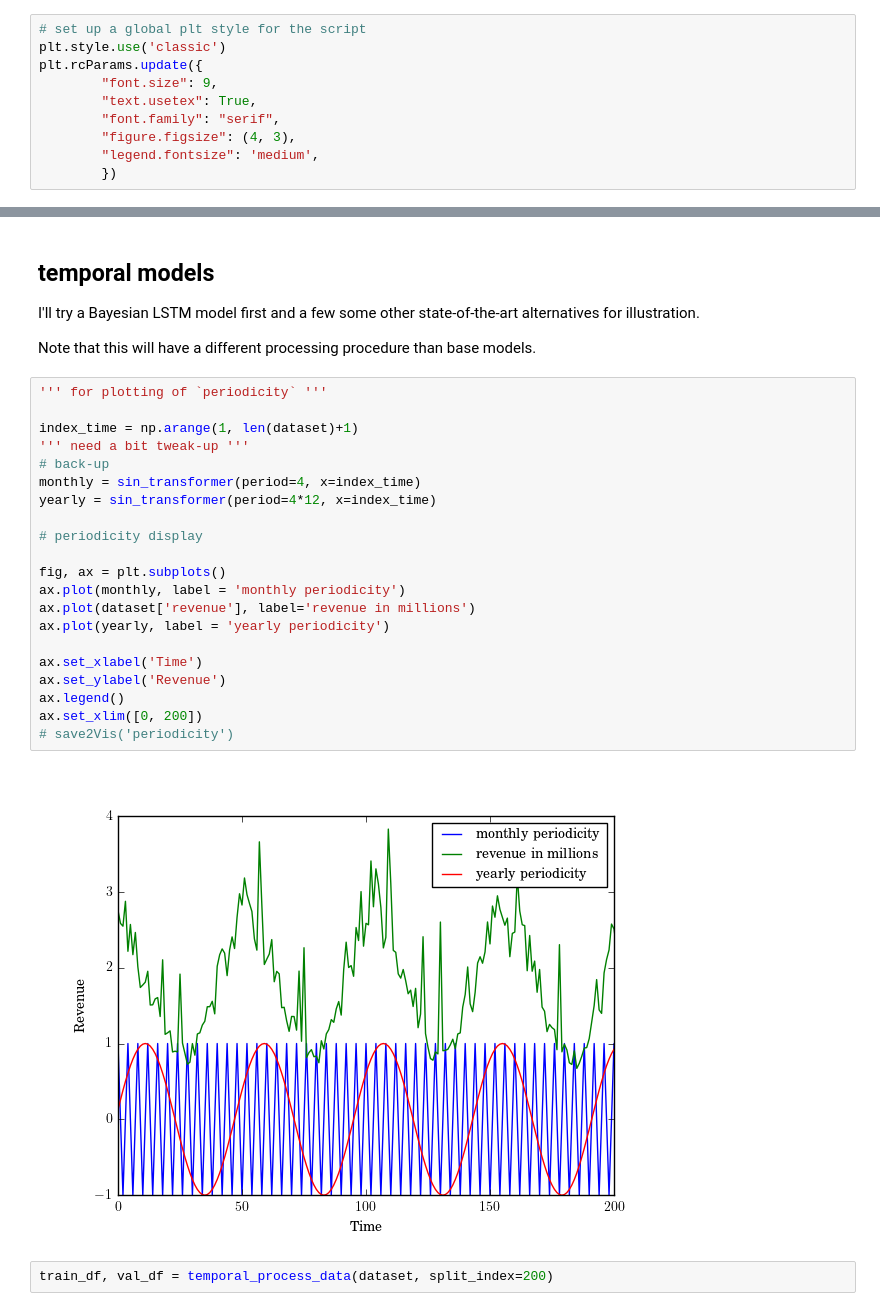
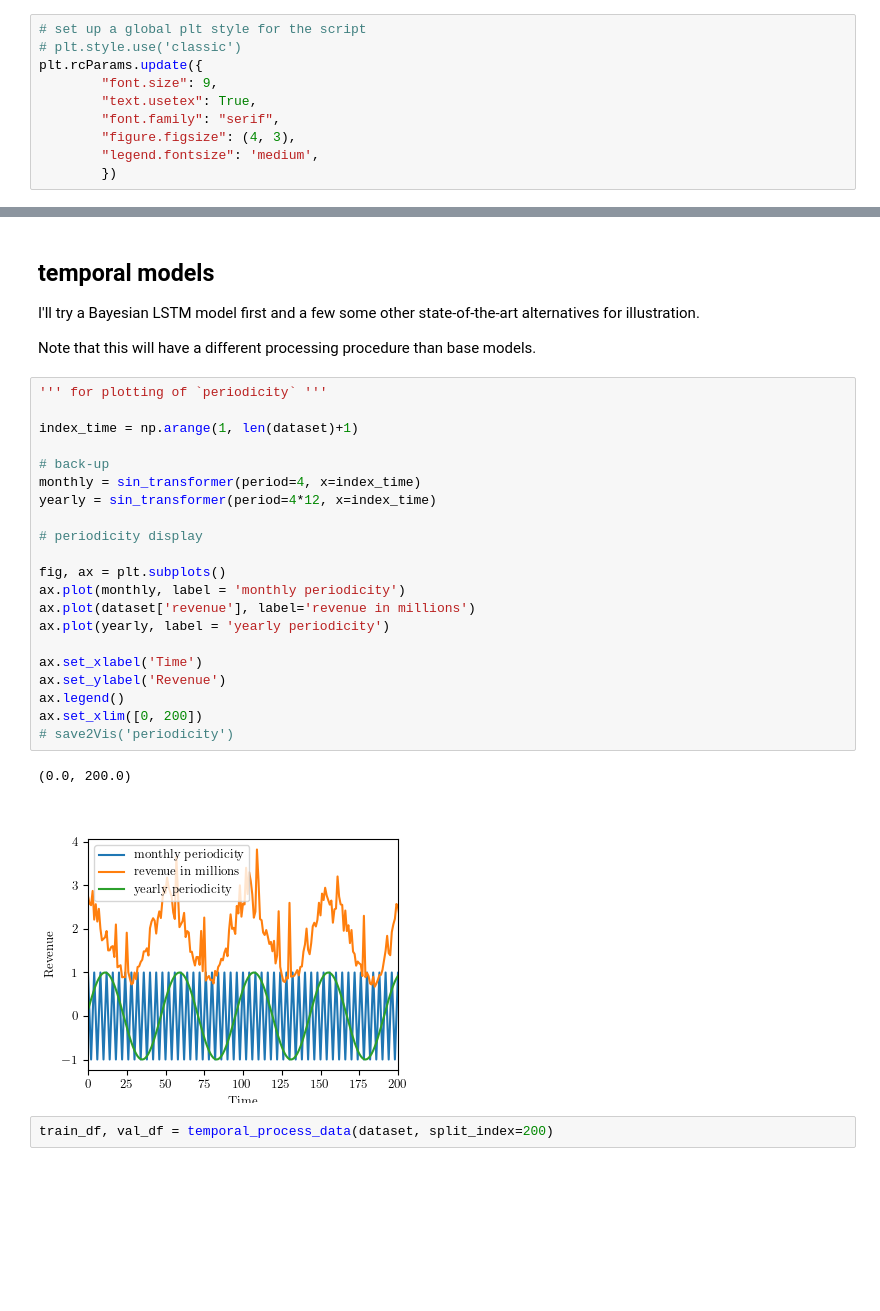
Before and after one commit to leslieDLcy/InformedPriorDist, a Jupyter notebook: src/modelling/part1_modelling.ipynb, the cells around one changed output, grey strips where cells are left out. Cells and saved outputs as stored; diff of their text form; blank space fills up the shorter version.

```diff
--- a/src/modelling/part1_modelling.ipynb
+++ b/src/modelling/part1_modelling.ipynb
@@ -44,7 +44,7 @@ WARNING (pytensor.tensor.blas): Using NumPy C-API based implementation for BLAS
 Running on PyMC v5.6.1
 # %%
 # set up a global plt style for the script
-plt.style.use('classic')
+# plt.style.use('classic')
 plt.rcParams.update({
         "font.size": 9,
         "text.usetex": True,
@@ -342,26 +311,27 @@ Note that this will have a different processing procedure than base models.
 # %%
 ''' for plotting of `periodicity` '''
 
 index_time = np.arange(1, len(dataset)+1)
-''' need a bit tweak-up '''
+
 # back-up
 monthly = sin_transformer(period=4, x=index_time)
 yearly = sin_transformer(period=4*12, x=index_time)
 
 # periodicity display
 
 fig, ax = plt.subplots()
 ax.plot(monthly, label = 'monthly periodicity')
 ax.plot(dataset['revenue'], label='revenue in millions')
 ax.plot(yearly, label = 'yearly periodicity')
 
 ax.set_xlabel('Time')
 ax.set_ylabel('Revenue')
 ax.legend()
 ax.set_xlim([0, 200])
 # save2Vis('periodicity')
 # %% [output]
+(0.0, 200.0)
-[figure, old version]
+[figure, new version]
 # %%
 train_df, val_df = temporal_process_data(dataset, split_index=200)
 # %% [output]
```
Also changed, not shown: parts of 34 cells of this notebook, 2 other files.
